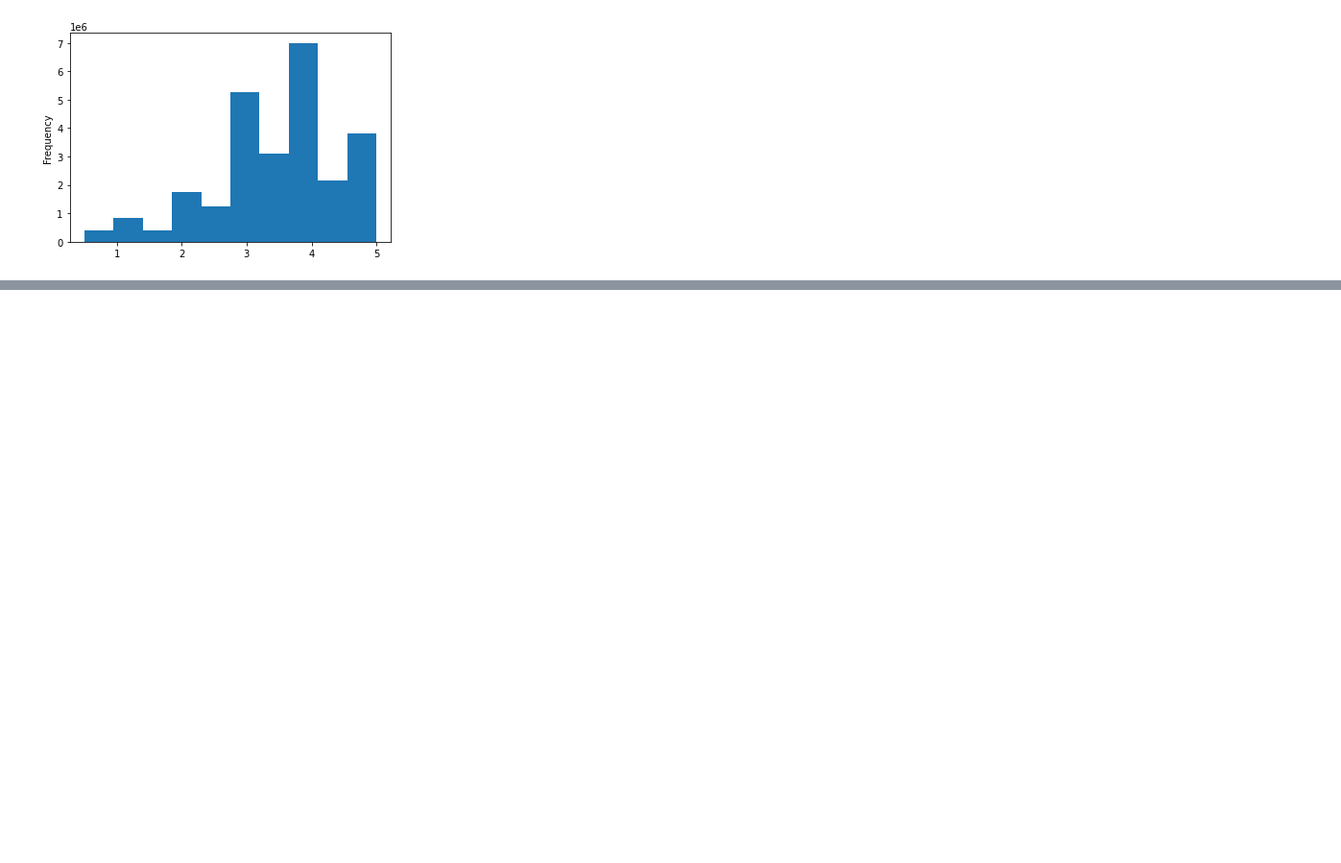
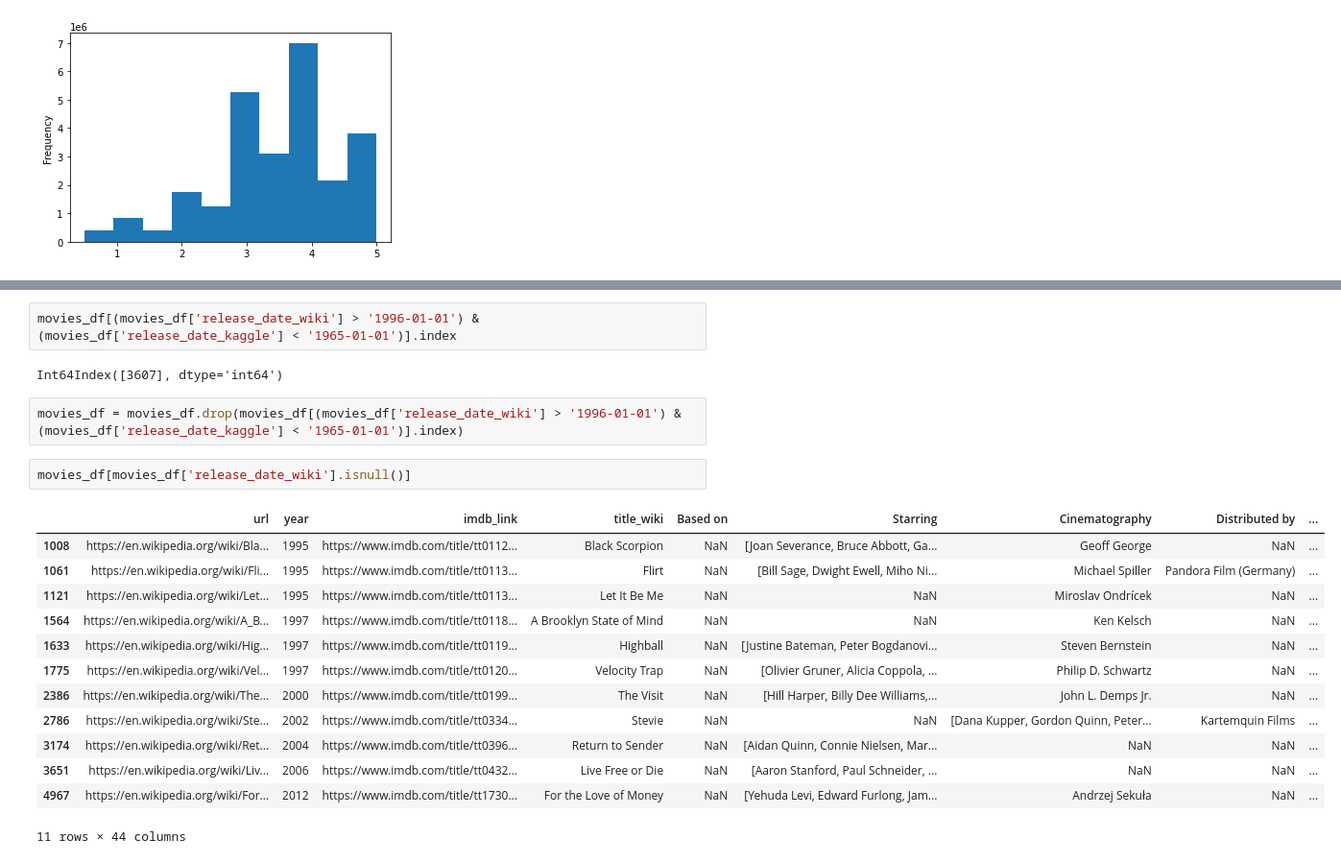
Before and after one commit to sqrtofpi/Movies-ETL, a Jupyter notebook: Movies-ETL.ipynb, the cells around one changed output, grey strips where cells are left out. Shown: that part at 96% size. Drawn from its saved outputs; the diff is of its cells as text; blank space fills up the shorter version.

```diff
--- a/Movies-ETL.ipynb
+++ b/Movies-ETL.ipynb
@@ -789,0 +871,22 @@ Name: rating, dtype: float64
+# %%
+movies_df[(movies_df['release_date_wiki'] > '1996-01-01') & (movies_df['release_date_kaggle'] < '1965-01-01')].index
+# %% [output]
+Int64Index([3607], dtype='int64')
+# %%
+movies_df = movies_df.drop(movies_df[(movies_df['release_date_wiki'] > '1996-01-01') & (movies_df['release_date_kaggle'] < '1965-01-01')].index)
+# %%
+movies_df[movies_df['release_date_wiki'].isnull()]
+# %% [output]
+|  | url | year | imdb_link | title_wiki | Based on | Starring | Cinematography | Distributed by | ... |
+| 1008 | https://en.wikipedia.org/wiki/Bla... | 1995 | https://www.imdb.com/title/tt0112... | Black Scorpion | NaN | [Joan Severance, Bruce Abbott, Ga... | Geoff George | NaN | ... |
+| 1061 | https://en.wikipedia.org/wiki/Fli... | 1995 | https://www.imdb.com/title/tt0113... | Flirt | NaN | [Bill Sage, Dwight Ewell, Miho Ni... | Michael Spiller | Pandora Film (Germany) | ... |
+| 1121 | https://en.wikipedia.org/wiki/Let... | 1995 | https://www.imdb.com/title/tt0113... | Let It Be Me | NaN | NaN | Miroslav Ondrícek | NaN | ... |
+| 1564 | https://en.wikipedia.org/wiki/A_B... | 1997 | https://www.imdb.com/title/tt0118... | A Brooklyn State of Mind | NaN | NaN | Ken Kelsch | NaN | ... |
+| 1633 | https://en.wikipedia.org/wiki/Hig... | 1997 | https://www.imdb.com/title/tt0119... | Highball | NaN | [Justine Bateman, Peter Bogdanovi... | Steven Bernstein | NaN | ... |
+| 1775 | https://en.wikipedia.org/wiki/Vel... | 1997 | https://www.imdb.com/title/tt0120... | Velocity Trap | NaN | [Olivier Gruner, Alicia Coppola, ... | Philip D. Schwartz | NaN | ... |
+| 2386 | https://en.wikipedia.org/wiki/The... | 2000 | https://www.imdb.com/title/tt0199... | The Visit | NaN | [Hill Harper, Billy Dee Williams,... | John L. Demps Jr. | NaN | ... |
+| 2786 | https://en.wikipedia.org/wiki/Ste... | 2002 | https://www.imdb.com/title/tt0334... | Stevie | NaN | NaN | [Dana Kupper, Gordon Quinn, Peter... | Kartemquin Films | ... |
+| 3174 | https://en.wikipedia.org/wiki/Ret... | 2004 | https://www.imdb.com/title/tt0396... | Return to Sender | NaN | [Aidan Quinn, Connie Nielsen, Mar... | NaN | NaN | ... |
+| 3651 | https://en.wikipedia.org/wiki/Liv... | 2006 | https://www.imdb.com/title/tt0432... | Live Free or Die | NaN | [Aaron Stanford, Paul Schneider, ... | NaN | NaN | ... |
+| 4967 | https://en.wikipedia.org/wiki/For... | 2012 | https://www.imdb.com/title/tt1730... | For the Love of Money | NaN | [Yehuda Levi, Edward Furlong, Jam... | Andrzej Sekuła | NaN | ... |
+11 rows × 44 columns
```
Also changed, not shown: parts of 19 cells of this notebook.
